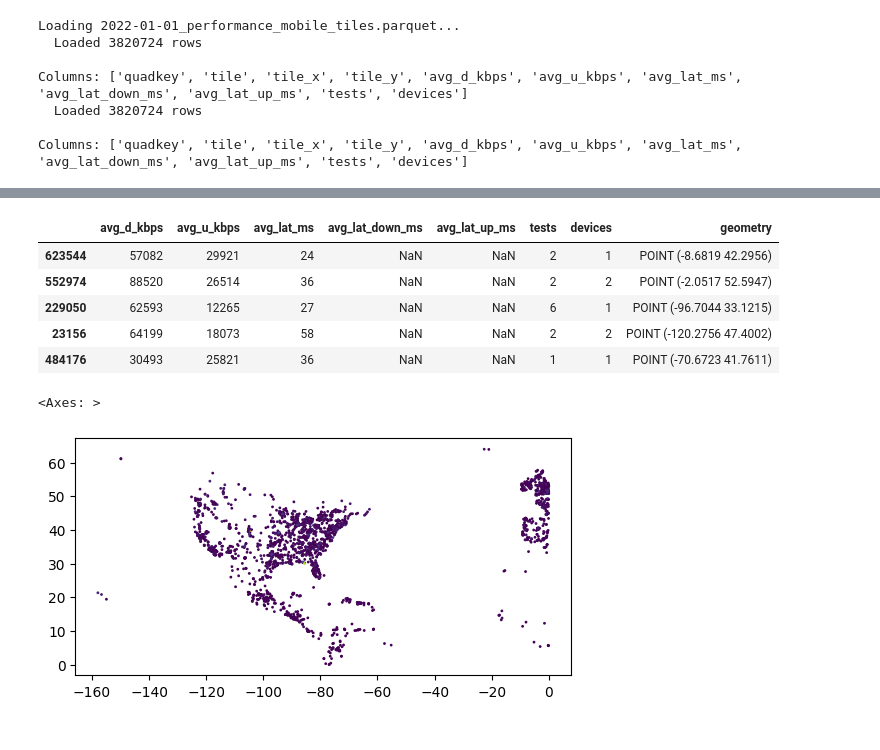
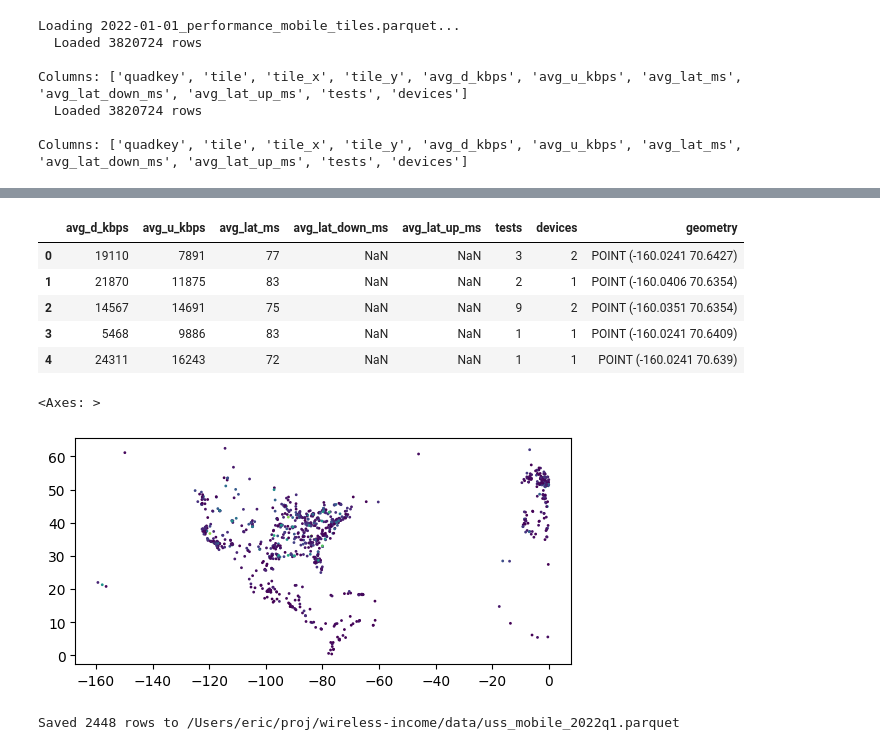
Before and after one commit to maxbusboom/WirelessIncome, a Jupyter notebook: notebooks/ericbusboom/ookla_data.ipynb, the cells around one changed output, grey strips where cells are left out. Drawn from its saved outputs; the diff is of its cells as text; code cells hidden in the pictures.

```diff
--- a/notebooks/ericbusboom/ookla_data.ipynb
+++ b/notebooks/ericbusboom/ookla_data.ipynb
@@ -114,7 +114,7 @@ Created GeoDataFrame with 3820724 points
 | 4 | 0022133222330102 | POLYGON((-160.02685546875 70.6399... | -160.0241 | 70.6390 | 24311 | 16243 | 72 | NaN | ... |
 # %%
 # Sample and filter the data
-t = gdf.sample(min(10000, len(df)))
+t = gdf
 
 t = t[t['quadkey'].str.startswith('0')]
 
@@ -123,19 +123,21 @@ uss_df = t.drop(columns=['quadkey', 'tile_x', 'tile_y', 'tile'])
 uss_df.head()
 # %% [output]
 |  | avg_d_kbps | avg_u_kbps | avg_lat_ms | avg_lat_down_ms | avg_lat_up_ms | tests | devices | geometry |
-| 623544 | 57082 | 29921 | 24 | NaN | NaN | 2 | 1 | POINT (-8.6819 42.2956) |
-| 552974 | 88520 | 26514 | 36 | NaN | NaN | 2 | 2 | POINT (-2.0517 52.5947) |
-| 229050 | 62593 | 12265 | 27 | NaN | NaN | 6 | 1 | POINT (-96.7044 33.1215) |
-| 23156 | 64199 | 18073 | 58 | NaN | NaN | 2 | 2 | POINT (-120.2756 47.4002) |
-| 484176 | 30493 | 25821 | 36 | NaN | NaN | 1 | 1 | POINT (-70.6723 41.7611) |
+| 0 | 19110 | 7891 | 77 | NaN | NaN | 3 | 2 | POINT (-160.0241 70.6427) |
+| 1 | 21870 | 11875 | 83 | NaN | NaN | 2 | 1 | POINT (-160.0406 70.6354) |
+| 2 | 14567 | 14691 | 75 | NaN | NaN | 9 | 2 | POINT (-160.0351 70.6354) |
+| 3 | 5468 | 9886 | 83 | NaN | NaN | 1 | 1 | POINT (-160.0241 70.6409) |
+| 4 | 24311 | 16243 | 72 | NaN | NaN | 1 | 1 | POINT (-160.0241 70.639) |
 # %%
-uss_df.plot(markersize=1, column="avg_d_kbps")
+uss_df.sample(1000).plot(markersize=1, column="avg_d_kbps")
 # %% [output]
 <Axes: >
-[figure, old version]
+[figure, new version]
 # %%
 # Save to parquet file
 import os
 output_path = os.path.join(data_dir, 'uss_mobile_2022q1.parquet')
 uss_df.to_parquet(output_path)
 print(f"Saved {len(uss_df)} rows to {output_path}")
+# %% [output]
+Saved 2448 rows to /Users/eric/proj/wireless-income/data/uss_mobile_2022q1.parquet
```
Also changed, not shown: 5 other files.
